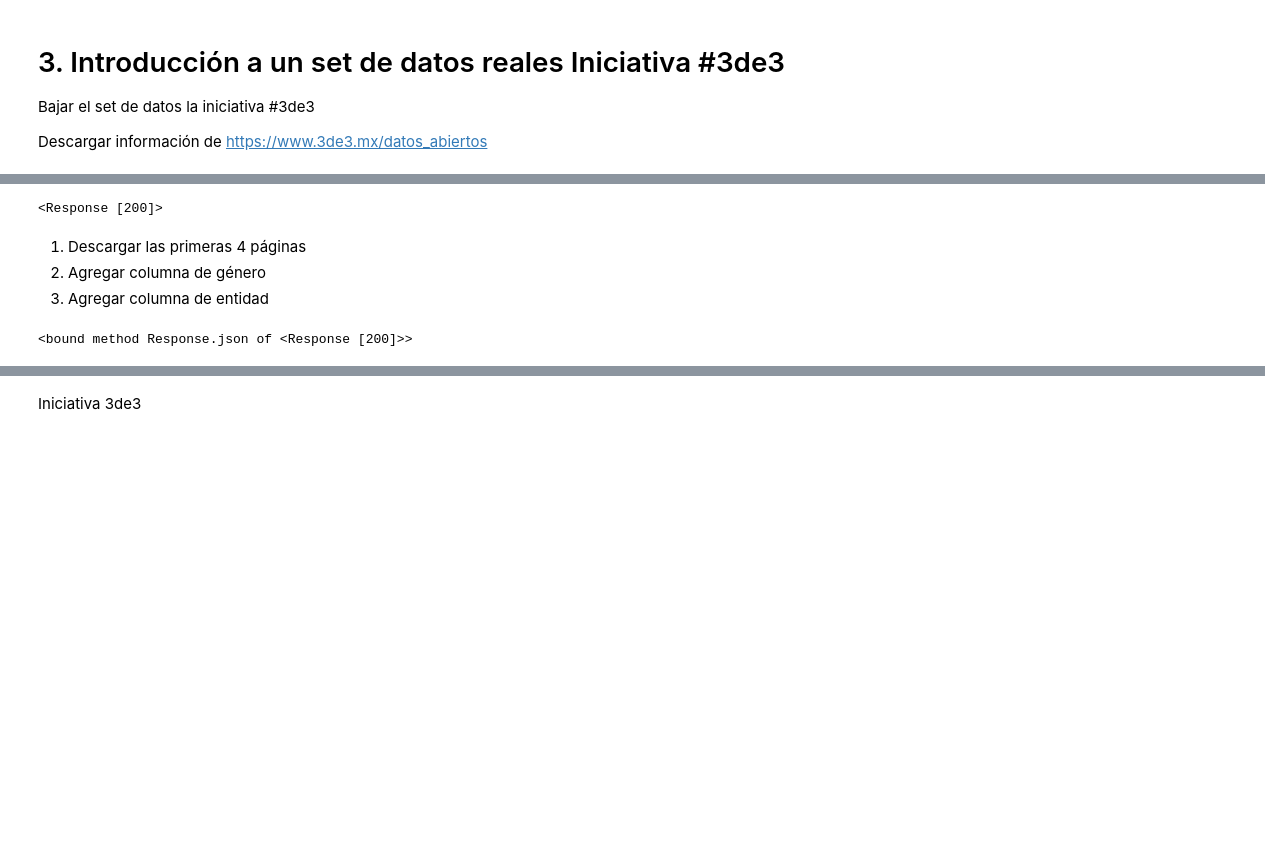
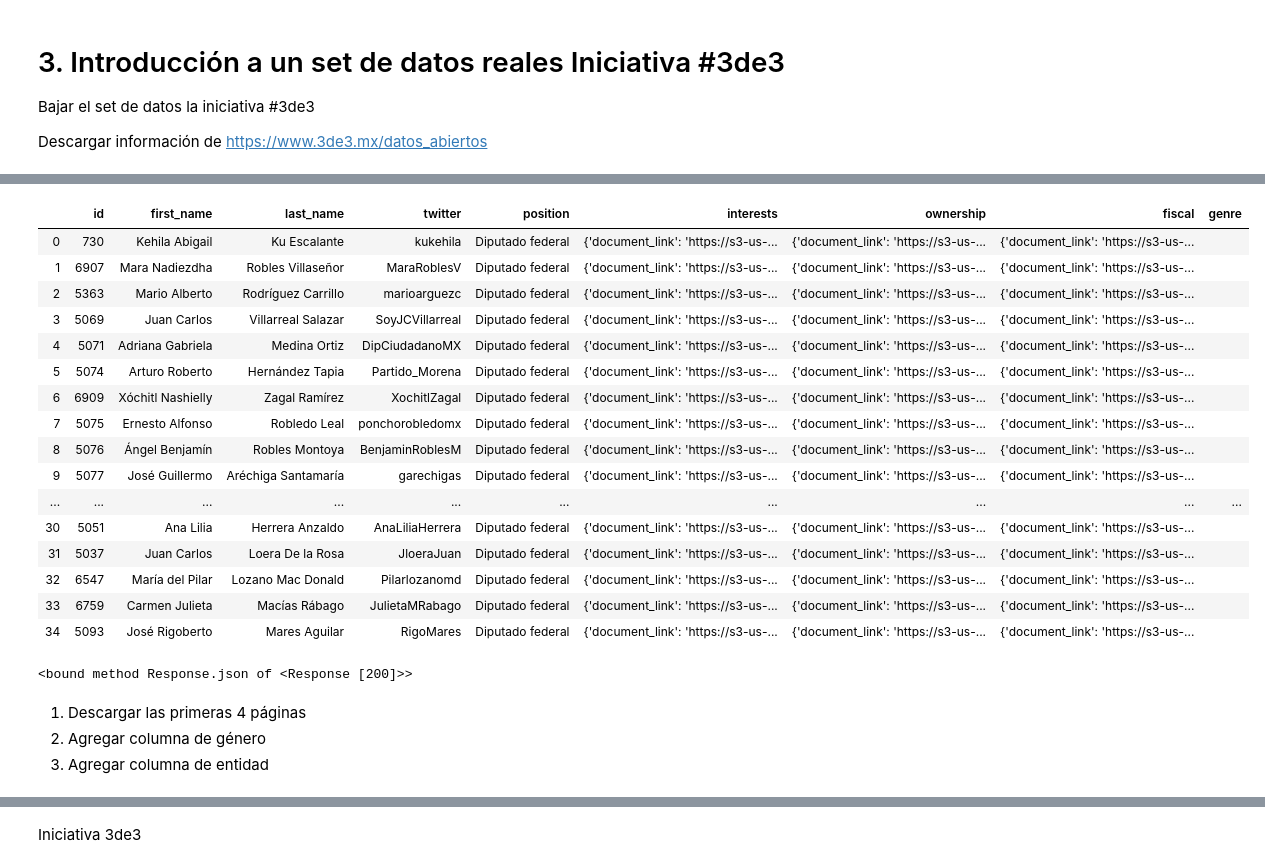
Before and after one commit to theRaffe/my-datascience-course, a Jupyter notebook: DS/Semana 2 - Python Científico y su uso en la Ciencia de Datos/Consulta/Sesión 3 - Práctica de Datos .ipynb, the cells around one changed output, grey strips where cells are left out. Cells and saved outputs as stored; diff of their text form; code cells hidden in the pictures; blank space fills up the shorter version.

```diff
--- a/DS/Semana 2 - Python Científico y su uso en la Ciencia de Datos/Consulta/Sesión 3 - Práctica de Datos .ipynb
+++ b/DS/Semana 2 - Python Científico y su uso en la Ciencia de Datos/Consulta/Sesión 3 - Práctica de Datos .ipynb
@@ -186,13 +425,29 @@ declarantes
+# %%
+declarantes['genre'] = ''
+declarantes
+# %% [output]
+|  | id | first_name | last_name | twitter | position | interests | ownership | fiscal | genre |
+| 0 | 730 | Kehila Abigail | Ku Escalante | kukehila | Diputado federal | {'document_link': 'https://s3-us-... | {'document_link': 'https://s3-us-... | {'document_link': 'https://s3-us-... |  |
+| 1 | 6907 | Mara Nadiezdha | Robles Villaseñor | MaraRoblesV | Diputado federal | {'document_link': 'https://s3-us-... | {'document_link': 'https://s3-us-... | {'document_link': 'https://s3-us-... |  |
+| 2 | 5363 | Mario Alberto | Rodríguez Carrillo | marioarguezc | Diputado federal | {'document_link': 'https://s3-us-... | {'document_link': 'https://s3-us-... | {'document_link': 'https://s3-us-... |  |
+| 3 | 5069 | Juan Carlos | Villarreal Salazar | SoyJCVillarreal | Diputado federal | {'document_link': 'https://s3-us-... | {'document_link': 'https://s3-us-... | {'document_link': 'https://s3-us-... |  |
+| 4 | 5071 | Adriana Gabriela | Medina Ortiz | DipCiudadanoMX | Diputado federal | {'document_link': 'https://s3-us-... | {'document_link': 'https://s3-us-... | {'document_link': 'https://s3-us-... |  |
+| 5 | 5074 | Arturo Roberto | Hernández Tapia | Partido_Morena | Diputado federal | {'document_link': 'https://s3-us-... | {'document_link': 'https://s3-us-... | {'document_link': 'https://s3-us-... |  |
+| 6 | 6909 | Xóchitl Nashielly | Zagal Ramírez | XochitlZagal | Diputado federal | {'document_link': 'https://s3-us-... | {'document_link': 'https://s3-us-... | {'document_link': 'https://s3-us-... |  |
+| 7 | 5075 | Ernesto Alfonso | Robledo Leal | ponchorobledomx | Diputado federal | {'document_link': 'https://s3-us-... | {'document_link': 'https://s3-us-... | {'document_link': 'https://s3-us-... |  |
+| 8 | 5076 | Ángel Benjamín | Robles Montoya | BenjaminRoblesM | Diputado federal | {'document_link': 'https://s3-us-... | {'document_link': 'https://s3-us-... | {'document_link': 'https://s3-us-... |  |
+| 9 | 5077 | José Guillermo | Aréchiga Santamaría | garechigas | Diputado federal | {'document_link': 'https://s3-us-... | {'document_link': 'https://s3-us-... | {'document_link': 'https://s3-us-... |  |
+| ... | ... | ... | ... | ... | ... | ... | ... | ... | ... |
+| 30 | 5051 | Ana Lilia | Herrera Anzaldo | AnaLiliaHerrera | Diputado federal | {'document_link': 'https://s3-us-... | {'document_link': 'https://s3-us-... | {'document_link': 'https://s3-us-... |  |
+| 31 | 5037 | Juan Carlos | Loera De la Rosa | JloeraJuan | Diputado federal | {'document_link': 'https://s3-us-... | {'document_link': 'https://s3-us-... | {'document_link': 'https://s3-us-... |  |
+| 32 | 6547 | María del Pilar | Lozano Mac Donald | Pilarlozanomd | Diputado federal | {'document_link': 'https://s3-us-... | {'document_link': 'https://s3-us-... | {'document_link': 'https://s3-us-... |  |
+| 33 | 6759 | Carmen Julieta | Macías Rábago | JulietaMRabago | Diputado federal | {'document_link': 'https://s3-us-... | {'document_link': 'https://s3-us-... | {'document_link': 'https://s3-us-... |  |
+| 34 | 5093 | José Rigoberto | Mares Aguilar | RigoMares | Diputado federal | {'document_link': 'https://s3-us-... | {'document_link': 'https://s3-us-... | {'document_link': 'https://s3-us-... |  |
 # %%
-requests.get("https://3de3.mx/declarantes.json")
+requests.get("https://3de3.mx/declarantes.json").json
 # %% [output]
-<Response [200]>
+<bound method Response.json of <Response [200]>>
 # %% [markdown]
 1. Descargar las primeras 4 páginas
 2. Agregar columna de género
 3. Agregar columna de entidad
-# %%
-declarantes_json = requests.get("https://3de3.mx/declarantes.json")
-declarantes_json.json
-# %% [output]
-<bound method Response.json of <Response [200]>>
```
Also changed, not shown: parts of 28 cells of this notebook, 3 other files.
